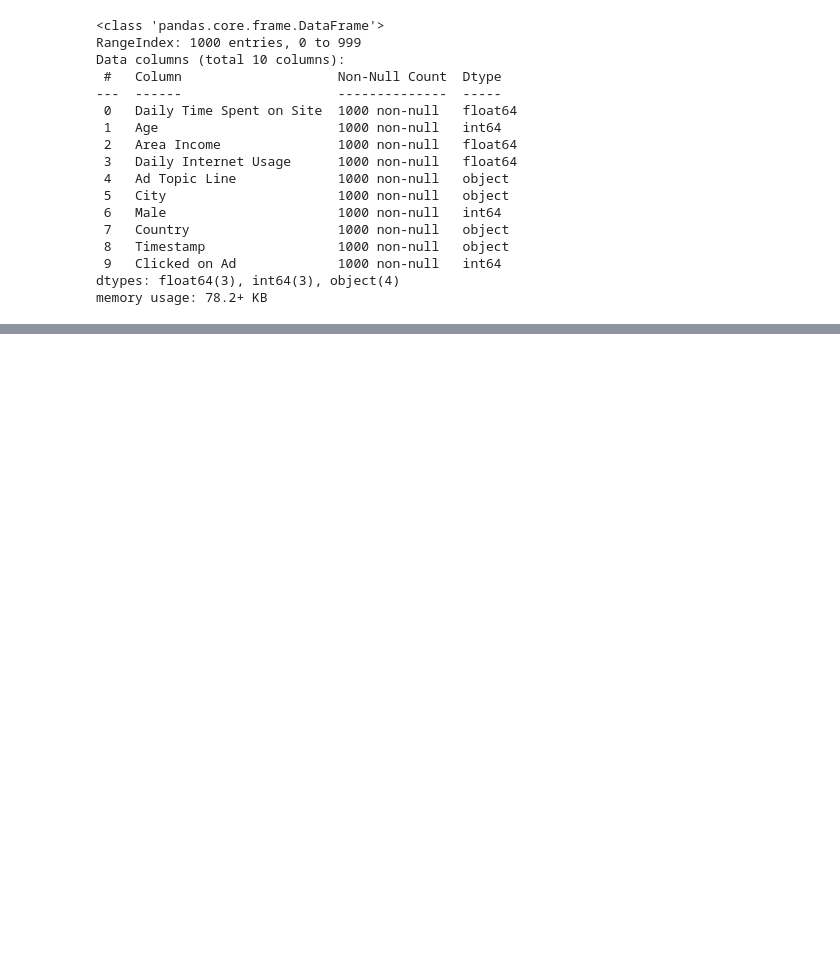
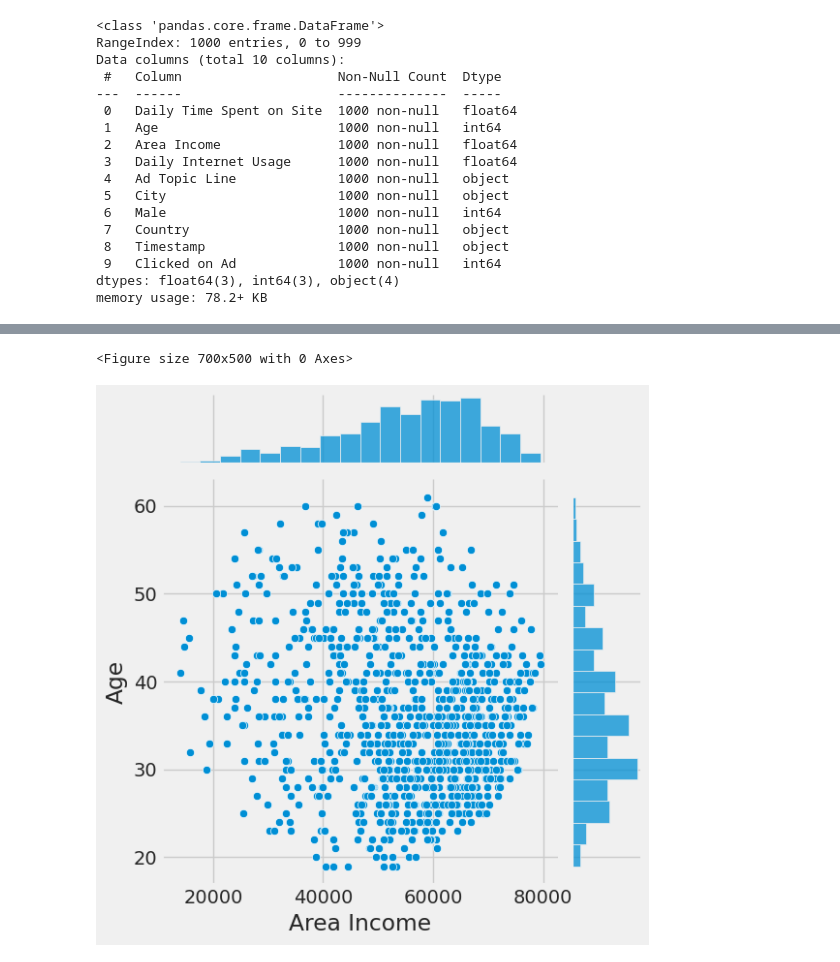
Before and after one commit to aaltunibrahim/machine-learning-projects, a Jupyter notebook: 1_predictionwithLogisticRegression/logistic_regression_for_ad_click.ipynb, the cells around one changed output, grey strips where cells are left out. Drawn from its saved outputs; the diff is of its cells as text; code cells hidden in the pictures; blank space fills up the shorter version.

```diff
--- a/1_predictionwithLogisticRegression/logistic_regression_for_ad_click.ipynb
+++ b/1_predictionwithLogisticRegression/logistic_regression_for_ad_click.ipynb
@@ -71,0 +120,7 @@ Text(0.5, 0, 'Age')
+# %%
+plt.figure(figsize=(7,5))
+sns.jointplot(x=data["Area Income"], y=data.Age)
+plt.show()
+# %% [output]
+<Figure size 700x500 with 0 Axes>
+[figure, added]
```
Also changed, not shown: parts of 33 cells of this notebook.
